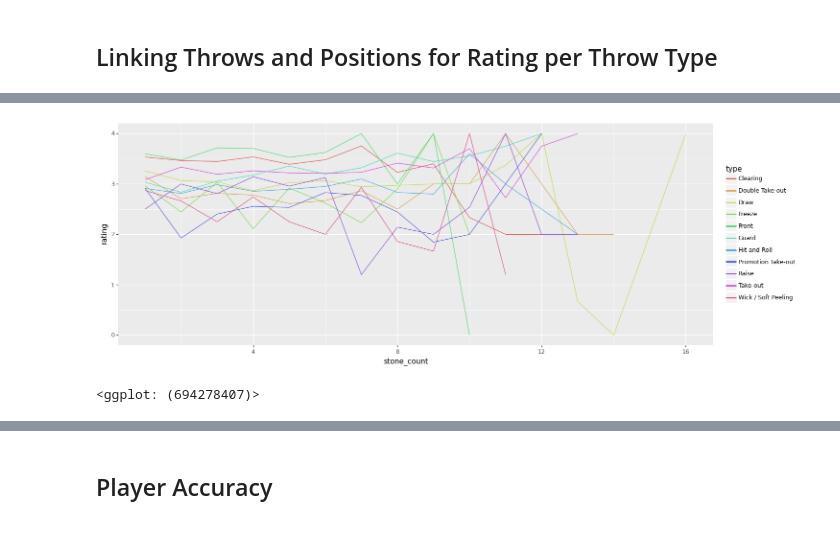
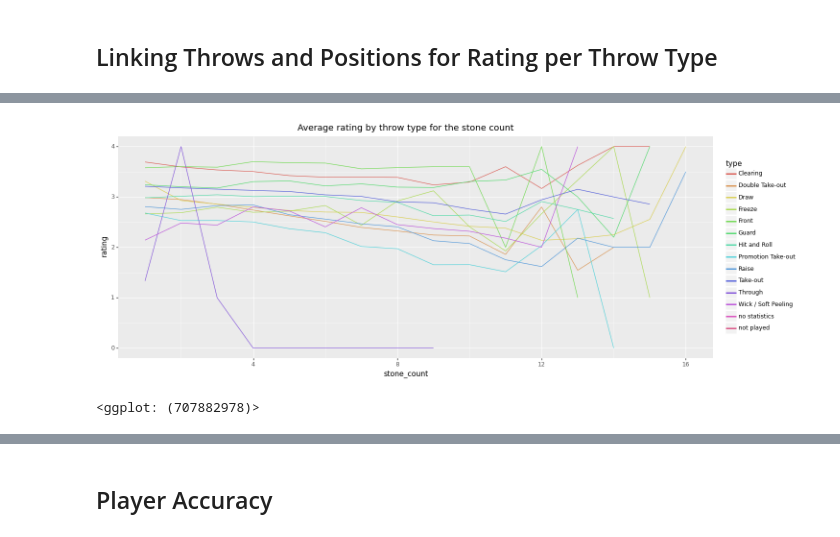
Before and after one commit to NWNHT/curling, a Jupyter notebook: src/db_testing.ipynb, the cells around one changed output, grey strips where cells are left out. Saved outputs shown, nothing was run; the diff lists cells and outputs as text; code cells hidden in the pictures.

Commit message:
Some additional testing with the data.

```diff
--- a/src/db_testing.ipynb
+++ b/src/db_testing.ipynb
@@ -158,12 +204,13 @@ size = 2
 # %%
 # Get each throw along with the count of stones
 linking_cmd = """
-SELECT frames.position_id, frames.num, frames.frame_num, frames.coun, throws.colour, throws.name, throws.team, throws.type, throws.rating
+SELECT frames.position_id, frames.type, frames.num, frames.frame_num, frames.coun, throws.colour, throws.name, throws.team, throws.sex, throws.type, throws.rating
 FROM
 (SELECT p.frame_num,
         e1.num,
         p.position_id,
         e1.end_id,
+        m1.type,
         COUNT(*) as coun
 FROM Stone s
 JOIN Position p
@@ -174,7 +221,6 @@ JOIN Match m1
   ON e1.match_id = m1.match_id
 JOIN Event e2
   ON m1.event_id = e2.event_id
-WHERE e2.event_id < ?
 GROUP BY 3
 ) frames
 LEFT JOIN
@@ -182,6 +228,7 @@ LEFT JOIN
         t.colour,
         p.name,
         p.team,
+        p.sex,
         t.type,
         t.rating,
         e1.num,
@@ -195,14 +242,13 @@ JOIN Match m1
   ON e1.match_id = m1.match_id
 JOIN Event e2
   ON m1.event_id = e2.event_id
-WHERE e2.event_id < ?
 ) throws
   ON frames.frame_num = throws.throw_num AND frames.end_id = throws.end_id
 
 """
-db.execute_query(linking_cmd, (3, 3))
+db.execute_query(linking_cmd)
 # linking = pd.DataFrame(db.cursor.fetchall(), columns=['team_1', 'team_2', 'end_num', 'hammer_colour', 'play_direction', 'frame_num', 'rating', 'x', 'y', 'colour'])
-linking = pd.DataFrame(db.cursor.fetchall(), columns=['position_id', 'end_num', 'throw_num', 'stone_count', 'colour', 'name', 'team', 'type', 'rating'])
+linking = pd.DataFrame(db.cursor.fetchall(), columns=['position_id', 'match_type', 'end_num', 'throw_num', 'stone_count', 'colour', 'name', 'team', 'sex', 'type', 'rating'])
 print(linking.shape)
 linking.head()
 # %% [output]
@@ -241,5 +322,8 @@ gg.ggplot(linking.query('rating != -1').groupby(['stone_count']).agg({'rating':
 # %%
-gg.ggplot(linking.query('rating != -1').groupby(['type', 'stone_count']).agg({'rating': 'mean'}).reset_index(), gg.aes(x='stone_count', y='rating', colour='type')) + gg.geom_line() + gg.theme(figure_size=(16, 6))
+(gg.ggplot(linking.query('rating != -1').groupby(['type', 'stone_count']).agg({'rating': 'mean'}).reset_index(), gg.aes(x='stone_count', y='rating', colour='type'))
+    + gg.geom_line()
+    + gg.theme(figure_size=(16, 6))
+    + pe.labels(title='Average rating by throw type for the stone count'))
 # %% [output]
-[figure, old version]
+[figure, new version]
-<ggplot: (694278407)>
+<ggplot: (707882978)>
```
Also changed, not shown: parts of 25 cells of this notebook, 2 other files.
